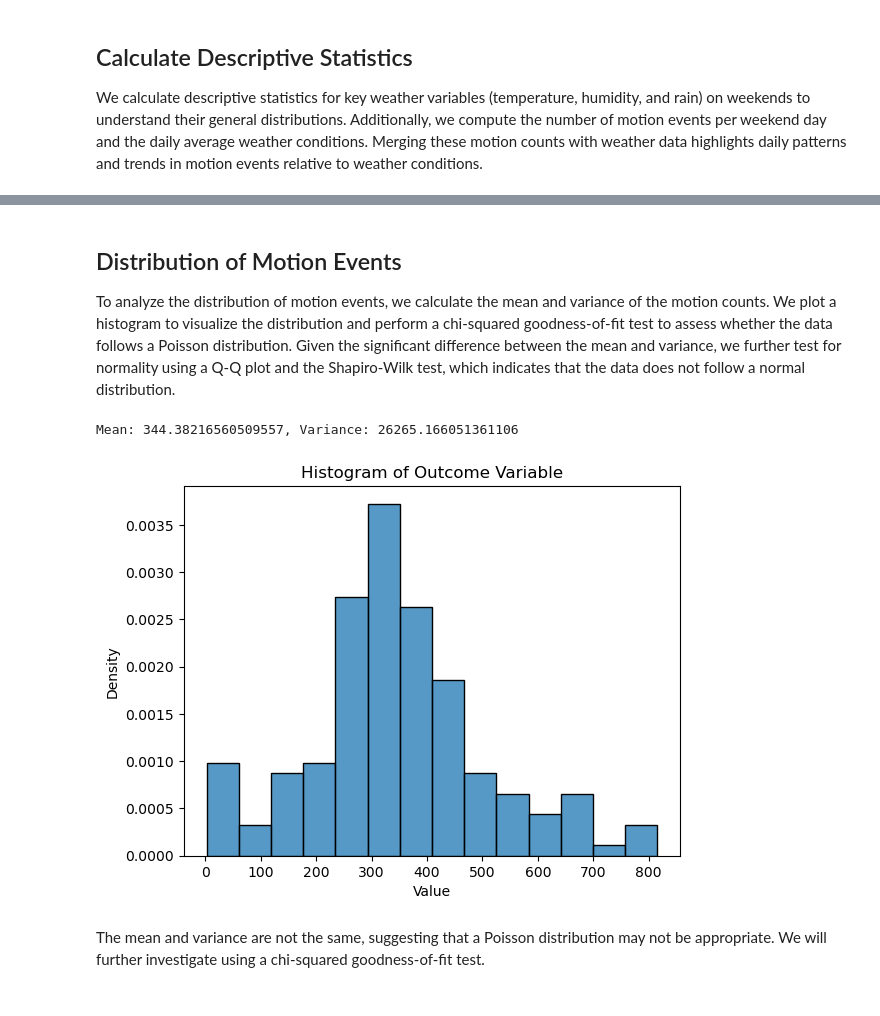
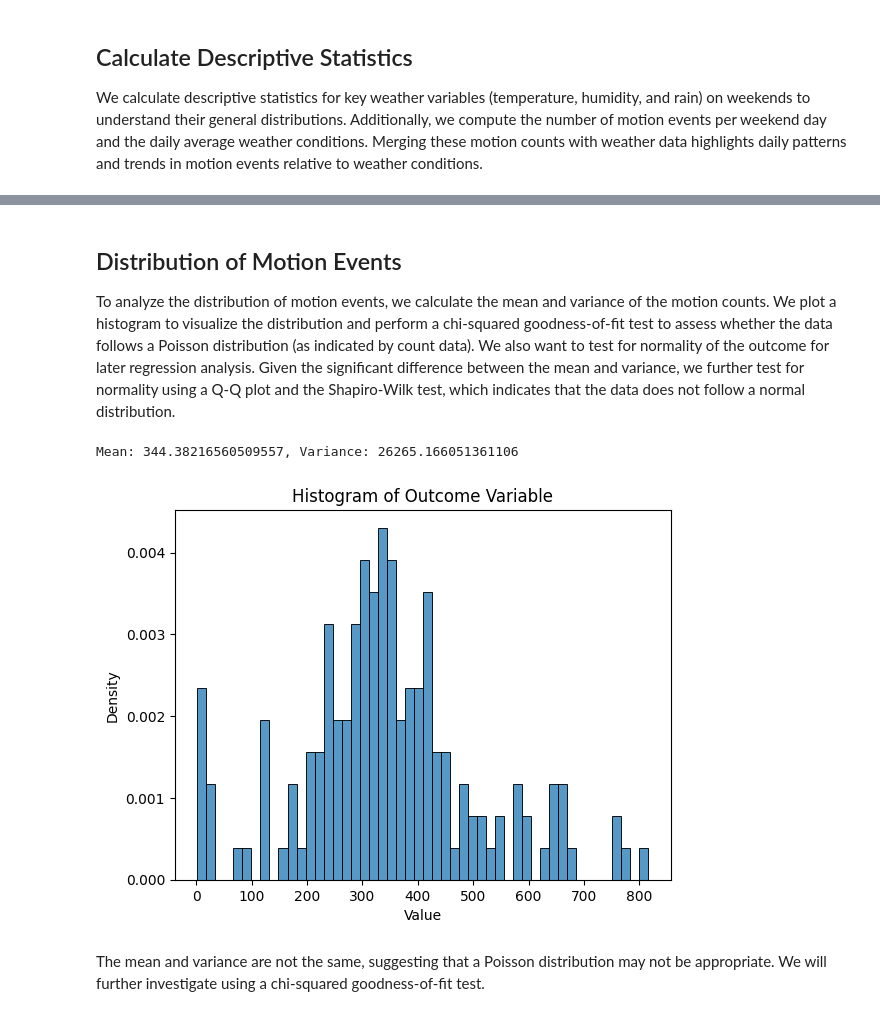
Before and after one commit to phipsrick/GA2024_1, a Jupyter notebook: report_weather_and_motion.ipynb, the cells around one changed output, grey strips where cells are left out. Saved outputs shown, nothing was run; the diff lists cells and outputs as text; code cells hidden in the pictures.

```diff
--- a/report_weather_and_motion.ipynb
+++ b/report_weather_and_motion.ipynb
@@ -101,23 +92,23 @@ See the caveats in the documentation: https://pandas.pydata.org/pandas-docs/stab
 
 
 
-To analyze the distribution of motion events, we calculate the mean and variance of the motion counts. We plot a histogram to visualize the distribution and perform a chi-squared goodness-of-fit test to assess whether the data follows a Poisson distribution. Given the significant difference between the mean and variance, we further test for normality using a Q-Q plot and the Shapiro-Wilk test, which indicates that the data does not follow a normal distribution.
+To analyze the distribution of motion events, we calculate the mean and variance of the motion counts. We plot a histogram to visualize the distribution and perform a chi-squared goodness-of-fit test to assess whether the data follows a Poisson distribution (as indicated by count data). We also want to test for normality of the outcome for later regression analysis. Given the significant difference between the mean and variance, we further test for normality using a Q-Q plot and the Shapiro-Wilk test, which indicates that the data does not follow a normal distribution.
 # %%
 # Check mean and variance
 counts = np.array(motion_weather_df['motion_count'])
 mean = np.mean(counts)
 variance = np.var(counts)
 print(f"Mean: {mean}, Variance: {variance}")
 
 # Plot histogram
-sns.histplot(counts, kde=False, stat="density")
+sns.histplot(counts, bins = 50,  kde=False, stat="density")
 plt.title('Histogram of Outcome Variable')
 plt.xlabel('Value')
 plt.ylabel('Density')
 plt.show()
 # %% [output]
 Mean: 344.38216560509557, Variance: 26265.166051361106
-[figure, old version]
+[figure, new version]
 # %% [markdown]
  The mean and variance are not the same, suggesting that a Poisson distribution may not be appropriate. We will further investigate using a chi-squared goodness-of-fit test.
 # %%
```
Also changed, not shown: parts of 5 cells of this notebook, 6 other files.
